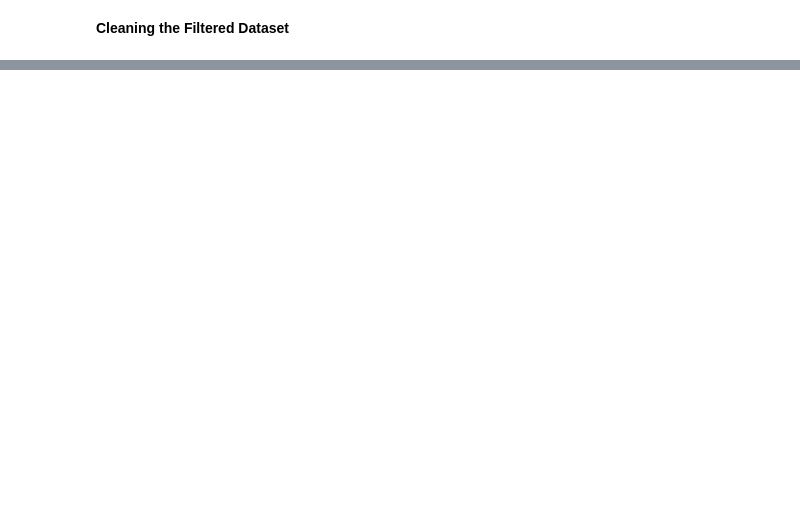
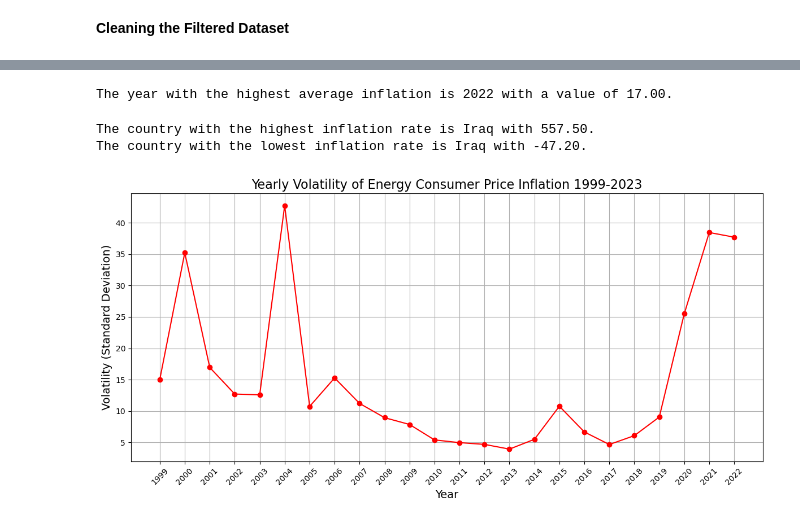
Before and after one commit to heatherrichardson300/Project_1_Inflation, a Jupyter notebook: Jeremy_work/GlobalEnergyConsumption.ipynb, the cells around one changed output, grey strips where cells are left out. Cells and saved outputs as stored; diff of their text form; code cells hidden in the pictures; blank space fills up the shorter version.

```diff
--- a/Jeremy_work/GlobalEnergyConsumption.ipynb
+++ b/Jeremy_work/GlobalEnergyConsumption.ipynb
@@ -99,0 +155,39 @@ Length: 64, dtype: int64
+# %%
+# Year with the highest average inflation
+highest_avg_year = mean_values.idxmax()
+highest_avg_value = mean_values.max()
+print(f"The year with the highest average inflation is {highest_avg_year} with a value of {highest_avg_value:.2f}.")
+# %% [output]
+The year with the highest average inflation is 2022 with a value of 17.00.
+# %%
+# Find the maximum and minimum inflation rates for each country
+country_max_inflation = fixed_energy_df[year_columns].max(axis=1)
+country_min_inflation = fixed_energy_df[year_columns].min(axis=1)
+
+# Add country names
+max_inflation_country = fixed_energy_df.loc[country_max_inflation.idxmax(), 'Country']
+min_inflation_country = fixed_energy_df.loc[country_min_inflation.idxmin(), 'Country']
+
+print(f"The country with the highest inflation rate is {max_inflation_country} with {country_max_inflation.max():.2f}.")
+print(f"The country with the lowest inflation rate is {min_inflation_country} with {country_min_inflation.min():.2f}.")
+# %% [output]
+The country with the highest inflation rate is Iraq with 557.50.
+The country with the lowest inflation rate is Iraq with -47.20.
+# %%
+# Yearly volatility (standard deviation of inflation across countries)
+yearly_volatility = fixed_energy_df[year_columns].std(axis=0)
+
+# Plot the volatility trend
+plt.figure(figsize=(12, 6))
+plt.plot(yearly_volatility.index, yearly_volatility.values, marker='o', linestyle='-', color='r')
+plt.title('Yearly Volatility of Energy Consumer Price Inflation 1999-2023', fontsize=16)
+plt.xlabel('Year', fontsize=14)
+plt.ylabel('Volatility (Standard Deviation)', fontsize=14)
+plt.grid(True)
+plt.xticks(rotation=45)
+plt.tight_layout()
+
+# Show the plot
+plt.show()
+# %% [output]
+[figure, added]
```
Also changed, not shown: parts of 12 cells of this notebook, 9 other files.
